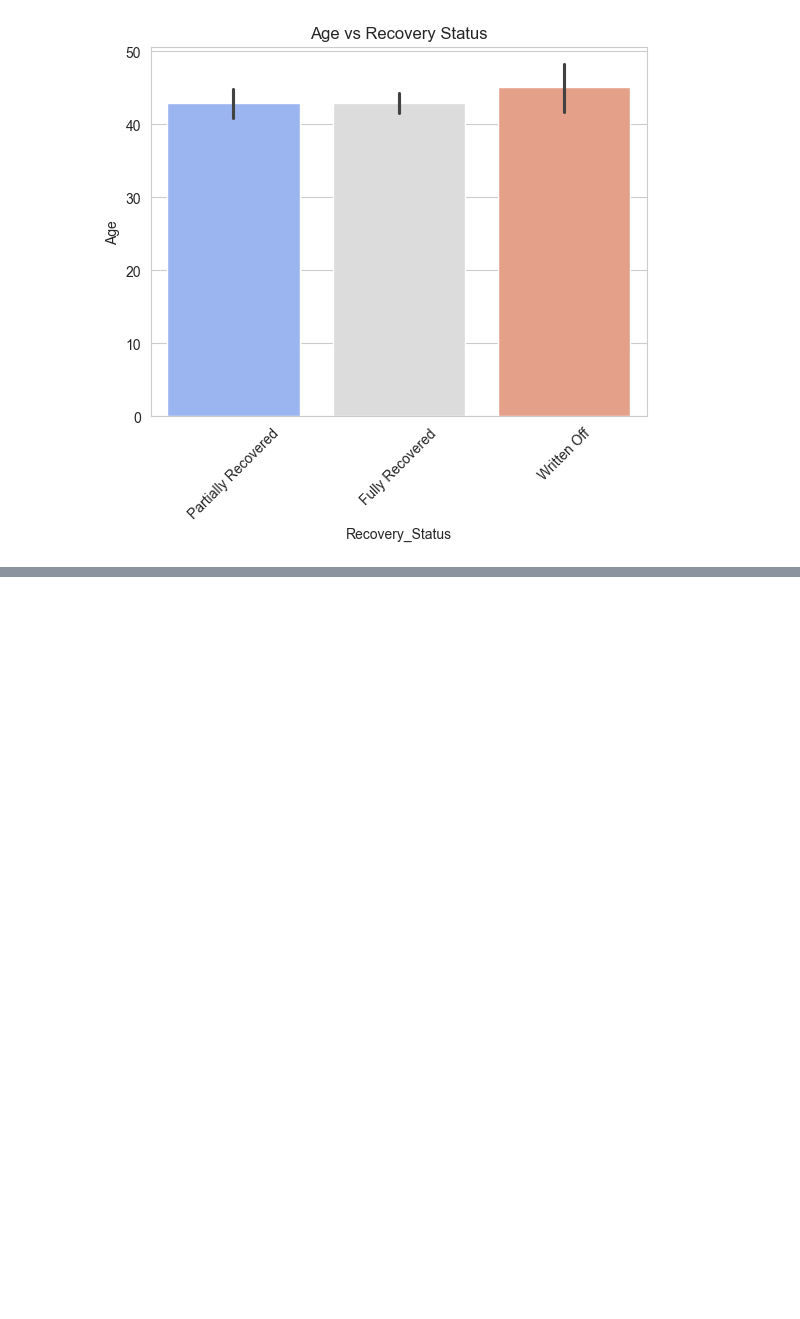
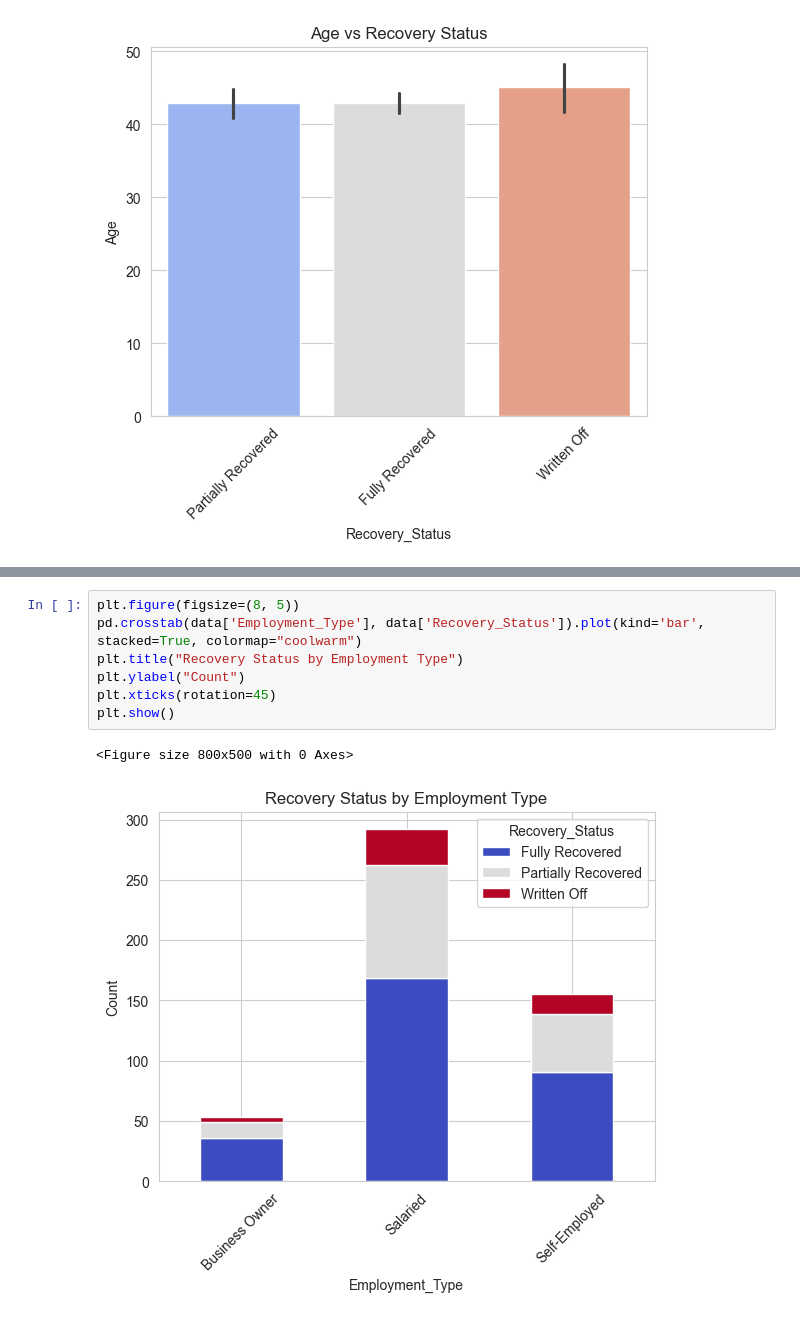
Before and after one commit to Cynthiachelangat/LoanRecovery, a Jupyter notebook: loan.ipynb, the cells around one changed output, grey strips where cells are left out. Drawn from its saved outputs; the diff is of its cells as text; blank space fills up the shorter version.

```diff
--- a/loan.ipynb
+++ b/loan.ipynb
@@ -304,0 +344,10 @@ KeyError: 'Column not found: Defaulted'
+# %%
+plt.figure(figsize=(8, 5))
+pd.crosstab(data['Employment_Type'], data['Recovery_Status']).plot(kind='bar', stacked=True, colormap="coolwarm")
+plt.title("Recovery Status by Employment Type")
+plt.ylabel("Count")
+plt.xticks(rotation=45)
+plt.show()
+# %% [output]
+<Figure size 800x500 with 0 Axes>
+[figure, added]
```
Also changed, not shown: parts of 7 cells of this notebook.
